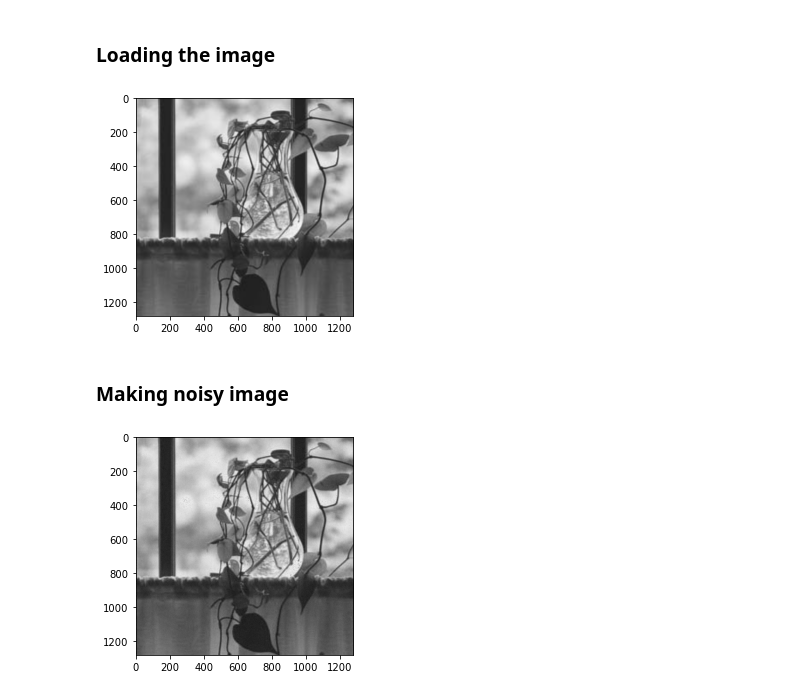
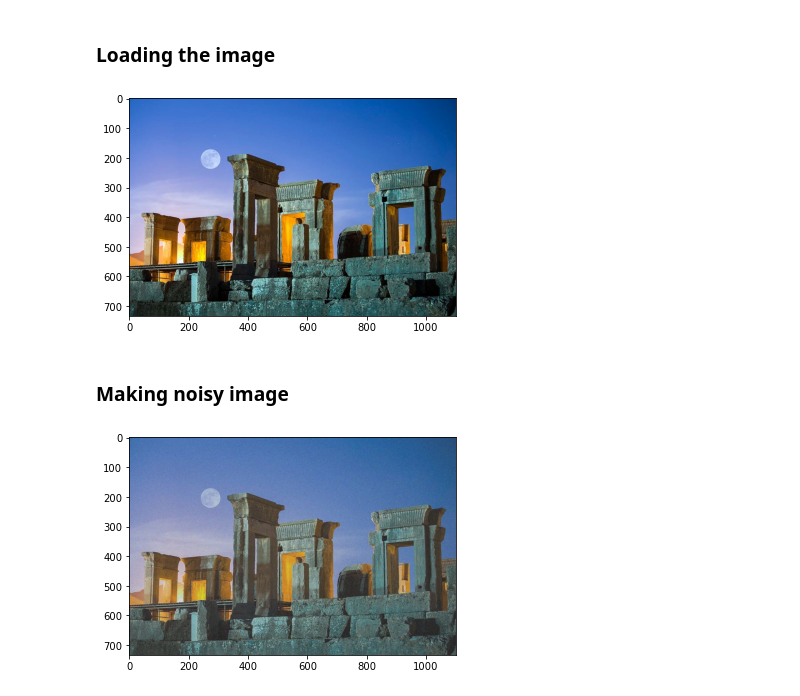
Before and after one commit to AmirhoseinYari/Digital-Image-Processing, a Jupyter notebook: HW5/HW5-AmirhoseinYari-98109718-Q3.ipynb, the cells around one changed output. Cells and saved outputs as stored; diff of their text form; code cells hidden in the pictures.

```diff
--- a/HW5/HW5-AmirhoseinYari-98109718-Q3.ipynb
+++ b/HW5/HW5-AmirhoseinYari-98109718-Q3.ipynb
@@ -8,20 +9,20 @@ from matplotlib import pyplot as plt
 # %% [markdown]
 ### Loading the image
 # %%
-img = cv2.imread("Q5.png")
-plt.imshow(img);
+img = iio.imread("Q3.jpg").astype("float64")
+plt.imshow(img.astype("uint8"));
 # %% [output]
-[figure, old version]
+[figure, new version]
 # %% [markdown]
 ### Making noisy image
 # %%
-mu, sigma = 0, 10 # mean and standard deviation
-noise = np.random.normal(mu, sigma, size=(img.shape[0:2])).astype("uint8")
-noise = np.dstack((noise,noise,noise))
+mu, sigma = 0, 15 # mean and standard deviation
+noise = np.random.normal(mu, sigma, size=img.shape)
+#noise = np.dstack((noise,noise,noise))
 img_noisy = img.copy() + noise
 img_noisy = (img_noisy-np.min(img_noisy))/(np.max(img_noisy)-np.min(img_noisy))*255
 img_noisy = img_noisy.astype("uint8")
 plt.imshow(img_noisy);
 # %% [output]
-[figure, old version]
+[figure, new version]
 # %%
```
Also changed, not shown: parts of 10 cells of this notebook, 1 other file.
